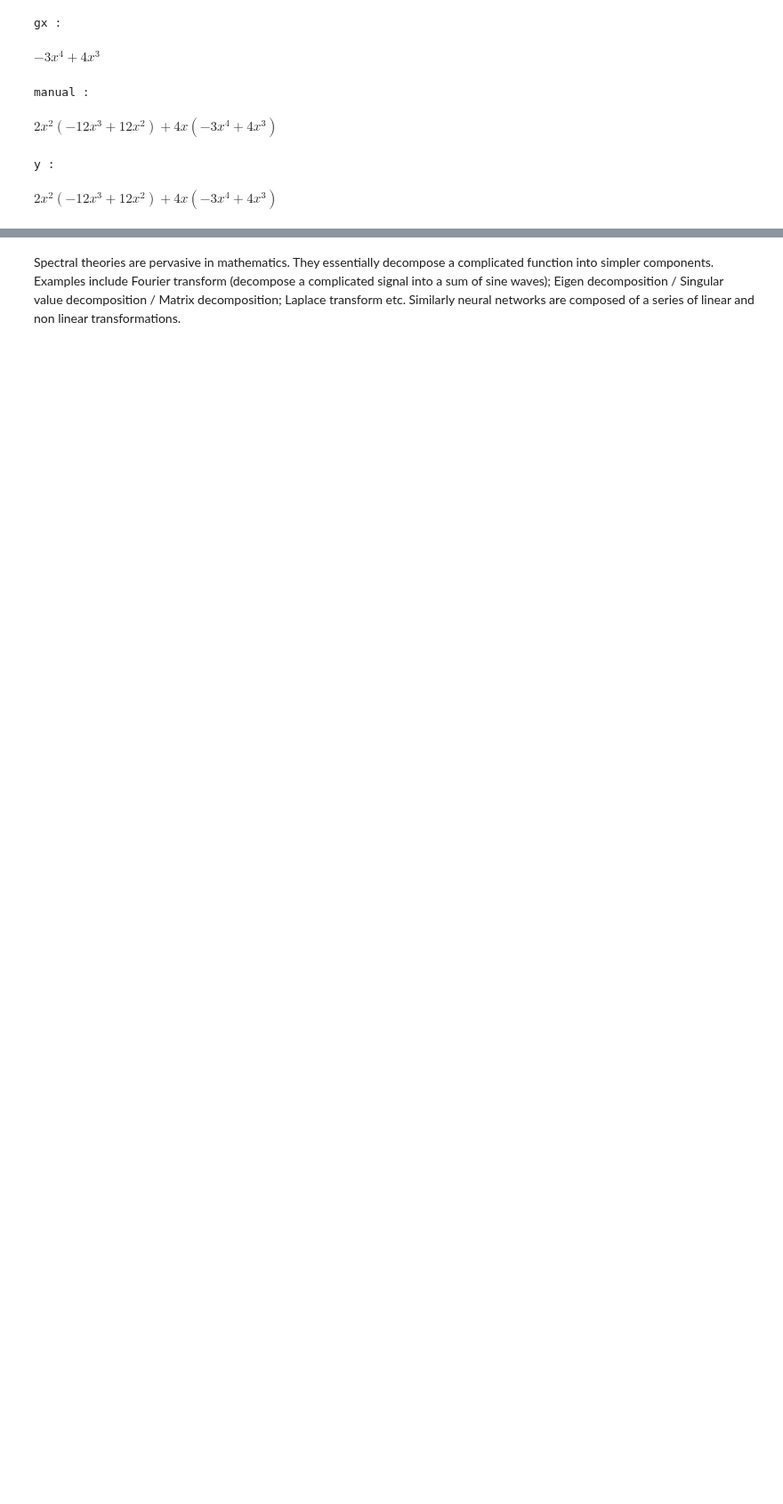
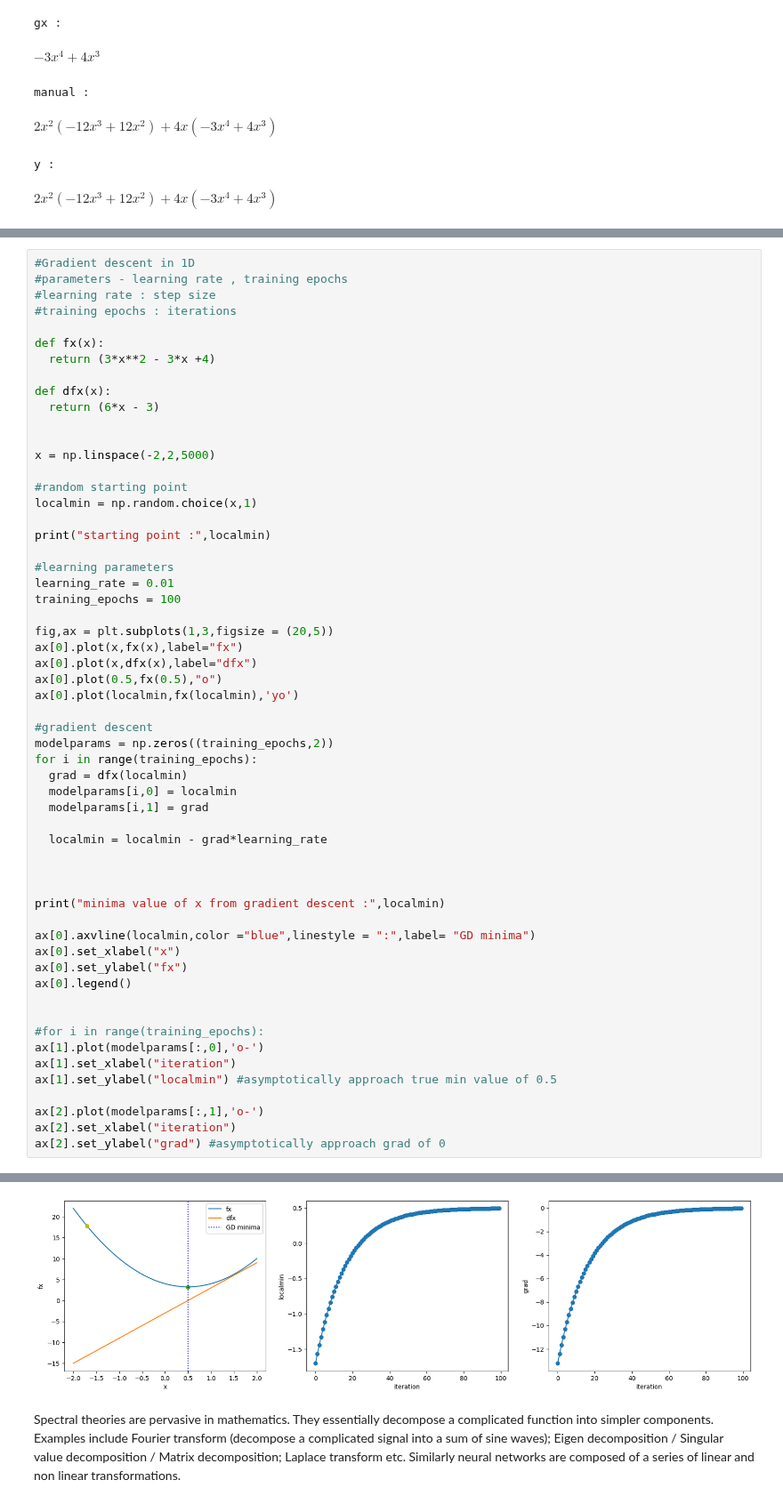
Before and after one commit to taruvaid/Fourier-Neural-Operators, a Jupyter notebook: gradient_descent.ipynb, the cells around one changed output, grey strips where cells are left out. Shown at 89% size. Cells and saved outputs as stored; diff of their text form; blank space fills up the shorter version.

```diff
--- a/gradient_descent.ipynb
+++ b/gradient_descent.ipynb
@@ -643,0 +693,58 @@ $\displaystyle 2 x^{2} \left(- 12 x^{3} + 12 x^{2}\right) + 4 x \left(- 3 x^{4}
+# %%
+#Gradient descent in 1D
+#parameters - learning rate , training epochs
+#learning rate : step size
+#training epochs : iterations
+
+def fx(x):
+  return (3*x**2 - 3*x +4)
+
+def dfx(x):
+  return (6*x - 3)
+
+
+x = np.linspace(-2,2,5000)
+
+#random starting point
+localmin = np.random.choice(x,1)
+
+print("starting point :",localmin)
+
+#learning parameters
+learning_rate = 0.01
+training_epochs = 100
+
+fig,ax = plt.subplots(1,3,figsize = (20,5))
+ax[0].plot(x,fx(x),label="fx")
+ax[0].plot(x,dfx(x),label="dfx")
+ax[0].plot(0.5,fx(0.5),"o")
+ax[0].plot(localmin,fx(localmin),'yo')
+
+#gradient descent
+modelparams = np.zeros((training_epochs,2))
+for i in range(training_epochs):
+  grad = dfx(localmin)
+  modelparams[i,0] = localmin
+  modelparams[i,1] = grad
+
+  localmin = localmin - grad*learning_rate
+
+
+
+print("minima value of x from gradient descent :",localmin)
+
+ax[0].axvline(localmin,color ="blue",linestyle = ":",label= "GD minima")
+ax[0].set_xlabel("x")
+ax[0].set_ylabel("fx")
+ax[0].legend()
+
+
+#for i in range(training_epochs):
+ax[1].plot(modelparams[:,0],'o-')
+ax[1].set_xlabel("iteration")
+ax[1].set_ylabel("localmin") #asymptotically approach true min value of 0.5
+
+ax[2].plot(modelparams[:,1],'o-')
+ax[2].set_xlabel("iteration")
+ax[2].set_ylabel("grad") #asymptotically approach grad of 0
+# %% [output]
@@ -644,2 +754,3 @@ $\displaystyle 2 x^{2} \left(- 12 x^{3} + 12 x^{2}\right) + 4 x \left(- 3 x^{4}
+[figure, added]
 # %% [markdown]
 Spectral theories are pervasive in mathematics. They essentially decompose a complicated function into simpler components. Examples include Fourier transform (decompose a complicated signal into a sum of sine waves); Eigen decomposition / Singular value decomposition / Matrix decomposition; Laplace transform  etc. Similarly neural networks are composed of a series of linear and non linear transformations.
```
Also changed, not shown: parts of 4 cells of this notebook.
